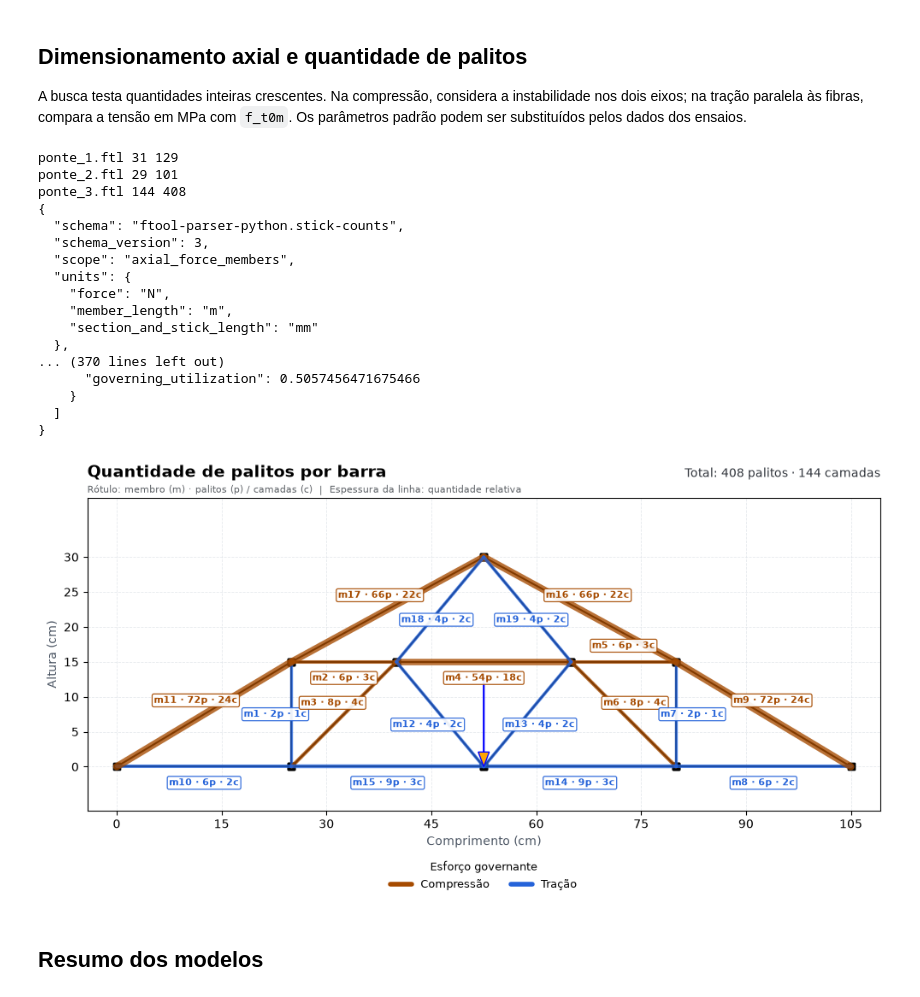
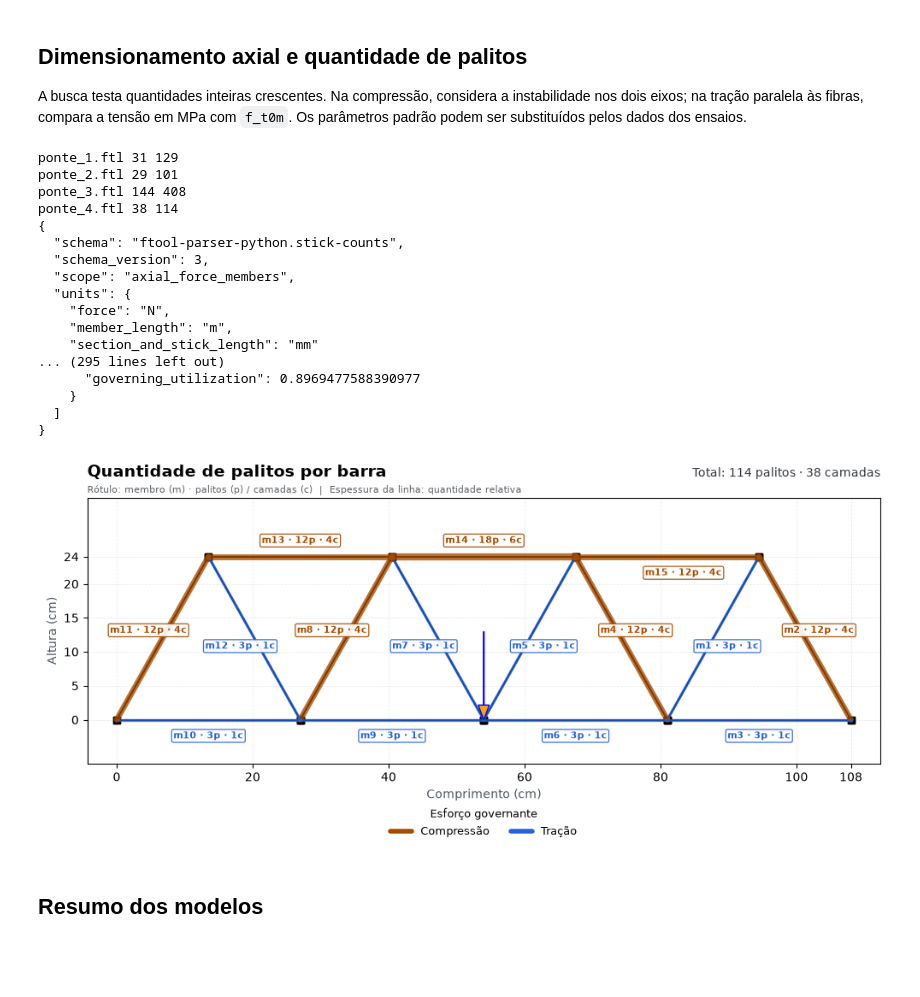
Before and after one commit to aliranTi/ftool-parser-python, a Jupyter notebook: notebook.ipynb, the cells around one changed output. Cells and saved outputs as stored; diff of their text form; code cells hidden in the pictures; blank space fills up the shorter version.

Commit message:
fix: corrige secoes retangulares e dimensionamento da ponte 4

```diff
--- a/notebook.ipynb
+++ b/notebook.ipynb
@@ -3,9 +3,19 @@
 
 Este notebook valida materiais, seções, cotas, nós derivados, barras, apoios e cargas dos três arquivos de ponte. A implementação segue a topologia implícita do FTool: os nós são derivados dos endpoints das barras `2 1` e `4 1`. Todas as grandezas são normalizadas para SI (`N`, `m`, `Pa`).
 # %%
+import importlib
 import json
 from math import isclose
 from pathlib import Path
+
+# Recarrega o codigo local antes de recriar modelos e resultados.
+# Apos editar src/, execute todas as celulas a partir desta.
+for module_name in (
+    "src.models", "src.utils", "src.ftl_reader", "src.parser",
+    "src.converter_anastruct", "src.exporter", "src.stick_sizing",
+    "src.visualizer",
+):
+    importlib.reload(importlib.import_module(module_name))
 
 from src.converter_anastruct import to_anastruct
 from src.exporter import axial_analysis_to_dict
@@ -26,8 +36,9 @@ from src.visualizer import (
 )
 
 INPUT_DIR = Path("inputs")
+SELECTED_BRIDGE = "ponte_4.ftl"
 files = sorted(INPUT_DIR.glob("ponte_*.ftl"))
-assert len(files) == 3, f"Esperava 3 arquivos, encontrei {len(files)}"
+assert len(files) == 4, f"Esperava 4 arquivos, encontrei {len(files)}"
 
 parsers = {path.name: FtlParser(path) for path in files}
 models = {name: parser.parse() for name, parser in parsers.items()}
@@ -205,6 +218,10 @@ expected_sizing = {
             ("m11", 24, 3, 72), ("m16", 22, 3, 66), ("m17", 22, 3, 66),
         ],
     },
+    "ponte_4.ftl": {
+        "layers": 38, "sticks": 114, "tension_members": 8,
+        "compression": [("m2", 4, 3, 12), ("m4", 4, 3, 12), ("m8", 4, 3, 12), ("m11", 4, 3, 12), ("m13", 4, 3, 12), ("m14", 6, 3, 18), ("m15", 4, 3, 12)],
+    },
 }
 
 sizing_reports = {}
@@ -216,15 +233,19 @@ for name, model in models.items():
         for member in report.members
         if member.governing_mode == "compression"
     ]
-    assert compressed == expected["compression"]
+    assert compressed == expected["compression"], (
+        f"{name}: compressao obtida={compressed}; "
+        f"esperada={expected['compression']}. "
+        "Execute todas as celulas desde a primeira para atualizar os modulos."
+    )
     assert report.total_required_layers == expected["layers"]
     assert report.total_physical_sticks == expected["sticks"]
     assert report.tension_members == expected["tension_members"]
     assert all(member.total_sticks is not None for member in report.members)
 
     for member in report.members:
-        assert isclose(member.section_width_mm, 7.84)
-        assert isclose(member.section_thickness_mm, 1.85)
+        assert isclose(member.section_width_mm, 8.58 if name == "ponte_4.ftl" else 7.84)
+        assert isclose(member.section_thickness_mm, 1.94 if name == "ponte_4.ftl" else 1.85)
         assert member.total_sticks == member.required_layers * member.sticks_per_layer
         if member.check is not None:
             assert member.check.passes
@@ -249,10 +270,9 @@ for name, model in models.items():
     sizing_reports[name] = report
     print(name, report.total_required_layers, report.total_physical_sticks)
 
-stick_counts = sizing_reports["ponte_3.ftl"].counts_to_dict()
-assert stick_counts["total_required_layers"] == 144
-assert stick_counts["total_physical_sticks"] == 408
-assert {item["id"]: item["total_sticks"] for item in stick_counts["members"]}["m4"] == 54
+stick_counts = sizing_reports[SELECTED_BRIDGE].counts_to_dict()
+assert stick_counts["total_required_layers"] == expected_sizing[SELECTED_BRIDGE]["layers"]
+assert stick_counts["total_physical_sticks"] == expected_sizing[SELECTED_BRIDGE]["sticks"]
 
 # Verificação ensinada pelo orientador, toda em N, mm² e MPa.
 tension_config = StickSizingConfig(
@@ -269,6 +289,7 @@ print(json.dumps(stick_counts, ensure_ascii=False, indent=2))
 ponte_1.ftl 31 129
 ponte_2.ftl 29 101
 ponte_3.ftl 144 408
+ponte_4.ftl 38 114
 {
   "schema": "ftool-parser-python.stick-counts",
   "schema_version": 3,
@@ -277,20 +298,19 @@ ponte_3.ftl 144 408
     "force": "N",
     "member_length": "m",
     "section_and_stick_length": "mm"
-  },
-... (370 lines left out)
-      "governing_utilization": 0.5057456471675466
+... (295 lines left out)
+      "governing_utilization": 0.8969477588390977
     }
   ]
 }
 # %%
 _ = plot_stick_sizing(
-    models["ponte_3.ftl"],
-    sizing_reports["ponte_3.ftl"],
+    models[SELECTED_BRIDGE],
+    sizing_reports[SELECTED_BRIDGE],
     scale=0.6,
 )
 # %% [output]
-[figure, old version]
+[figure, new version]
 # %% [markdown]
 ## Resumo dos modelos
 # %%
```
Also changed, not shown: parts of 8 cells of this notebook, 5 other files.
